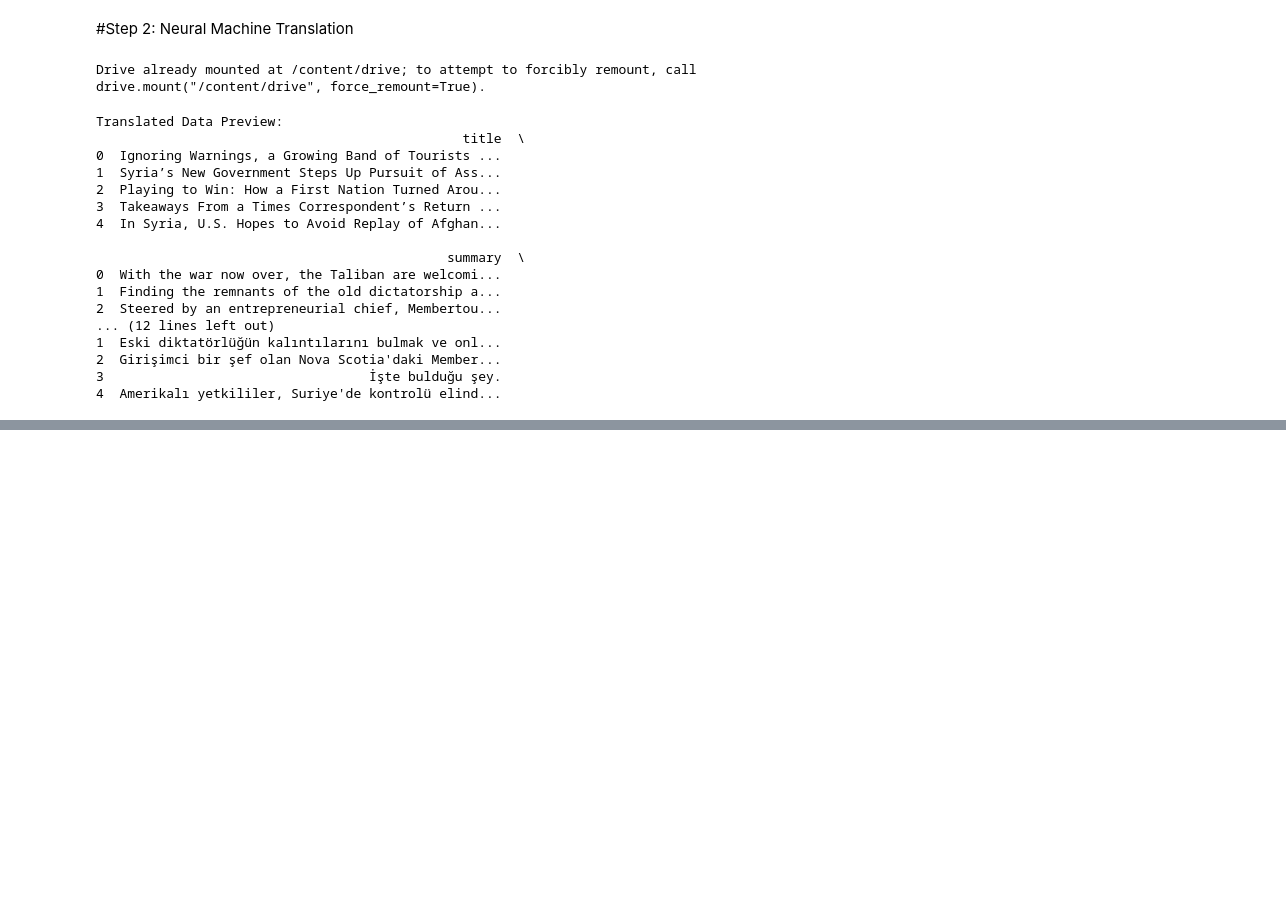
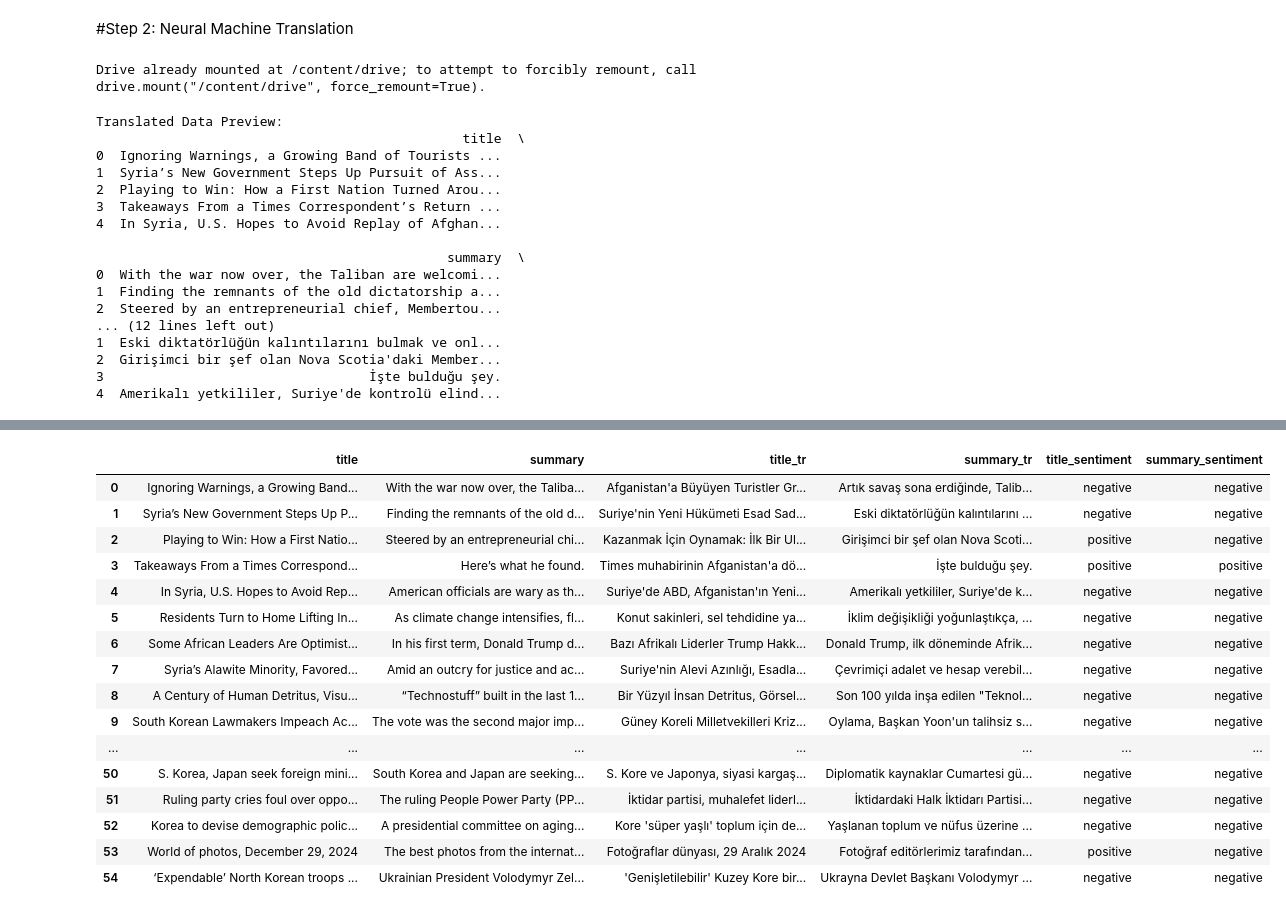
Before and after one commit to ahmetcankaratas/sentiment-analysis-turkish-news, a Jupyter notebook: sentiment_analysis_turkish_news.ipynb, the cells around one changed output, grey strips where cells are left out. Saved outputs shown, nothing was run; the diff lists cells and outputs as text; code cells hidden in the pictures; blank space fills up the shorter version.

Commit message:
add steps 3: sentiment analysis

```diff
--- a/sentiment_analysis_turkish_news.ipynb
+++ b/sentiment_analysis_turkish_news.ipynb
@@ -267,0 +270,40 @@ Translated Data Preview:
+# %%
+from transformers import BertTokenizer, BertForSequenceClassification
+import torch
+
+# Load the sentiment analysis model and tokenizer for Turkish
+model_name = 'dbmdz/bert-base-turkish-cased'
+
+try:
+    sentiment_model = BertForSequenceClassification.from_pretrained(model_name)
+    sentiment_tokenizer = BertTokenizer.from_pretrained(model_name)
+    print(f"Sentiment analysis model '{model_name}' loaded successfully.")
+except Exception as e:
+    print(f"Error loading sentiment analysis model: {e}")
+
+# Function to predict sentiment (positive or negative)
+def predict_sentiment(text):
+    try:
+        # Tokenize the text
+        inputs = sentiment_tokenizer(text, return_tensors="pt", padding=True, truncation=True)
+        # Get the model's predictions
+        with torch.no_grad():
+            outputs = sentiment_model(**inputs)
+        logits = outputs.logits
+        predicted_class_id = torch.argmax(logits, dim=-1).item()
+
+        # Return 'positive' or 'negative' based on the prediction
+        return 'positive' if predicted_class_id == 1 else 'negative'
+    except Exception as e:
+        return f"Error during sentiment prediction: {e}"
+
+# Apply sentiment analysis on the translated titles and summaries
+all_news_data['title_sentiment'] = all_news_data['title'].apply(predict_sentiment)
+all_news_data['summary_sentiment'] = all_news_data['summary'].apply(predict_sentiment)
+
+# Save the sentiment analysis results to a new .pkl file
+sentiment_file_path = '/content/drive/MyDrive/Projects/Deeplearning/news_sentiment.pkl'  # Updated file path
+all_news_data.to_pickle(sentiment_file_path)
+
+# Display a preview of the sentiment analysis results
+print(all_news_data[['title', 'summary','title_sentiment', 'summary_sentiment']].head())
@@ -267,0 +330,20 @@ Translated Data Preview:
+# %%
+all_news_data[['title', 'summary', 'title_tr', 'summary_tr', 'title_sentiment', 'summary_sentiment']]
+# %% [output]
+|  | title | summary | title_tr | summary_tr | title_sentiment | summary_sentiment |
+| 0 | Ignoring Warnings, a Growing Band... | With the war now over, the Taliba... | Afganistan'a Büyüyen Turistler Gr... | Artık savaş sona erdiğinde, Talib... | negative | negative |
+| 1 | Syria’s New Government Steps Up P... | Finding the remnants of the old d... | Suriye'nin Yeni Hükümeti Esad Sad... | Eski diktatörlüğün kalıntılarını ... | negative | negative |
+| 2 | Playing to Win: How a First Natio... | Steered by an entrepreneurial chi... | Kazanmak İçin Oynamak: İlk Bir Ul... | Girişimci bir şef olan Nova Scoti... | positive | negative |
+| 3 | Takeaways From a Times Correspond... | Here’s what he found. | Times muhabirinin Afganistan'a dö... | İşte bulduğu şey. | positive | positive |
+| 4 | In Syria, U.S. Hopes to Avoid Rep... | American officials are wary as th... | Suriye'de ABD, Afganistan'ın Yeni... | Amerikalı yetkililer, Suriye'de k... | negative | negative |
+| 5 | Residents Turn to Home Lifting In... | As climate change intensifies, fl... | Konut sakinleri, sel tehdidine ya... | İklim değişikliği yoğunlaştıkça, ... | negative | negative |
+| 6 | Some African Leaders Are Optimist... | In his first term, Donald Trump d... | Bazı Afrikalı Liderler Trump Hakk... | Donald Trump, ilk döneminde Afrik... | negative | negative |
+| 7 | Syria’s Alawite Minority, Favored... | Amid an outcry for justice and ac... | Suriye'nin Alevi Azınlığı, Esadla... | Çevrimiçi adalet ve hesap verebil... | negative | negative |
+| 8 | A Century of Human Detritus, Visu... | “Technostuff” built in the last 1... | Bir Yüzyıl İnsan Detritus, Görsel... | Son 100 yılda inşa edilen "Teknol... | negative | negative |
+| 9 | South Korean Lawmakers Impeach Ac... | The vote was the second major imp... | Güney Koreli Milletvekilleri Kriz... | Oylama, Başkan Yoon'un talihsiz s... | negative | negative |
+| ... | ... | ... | ... | ... | ... | ... |
+| 50 | S. Korea, Japan seek foreign mini... | South Korea and Japan are seeking... | S. Kore ve Japonya, siyasi kargaş... | Diplomatik kaynaklar Cumartesi gü... | negative | negative |
+| 51 | Ruling party cries foul over oppo... | The ruling People Power Party (PP... | İktidar partisi, muhalefet liderl... | İktidardaki Halk İktidarı Partisi... | negative | negative |
+| 52 | Korea to devise demographic polic... | A presidential committee on aging... | Kore 'süper yaşlı' toplum için de... | Yaşlanan toplum ve nüfus üzerine ... | negative | negative |
+| 53 | World of photos, December 29, 2024 | The best photos from the internat... | Fotoğraflar dünyası, 29 Aralık 2024 | Fotoğraf editörlerimiz tarafından... | positive | negative |
+| 54 | ‘Expendable’ North Korean troops ... | Ukrainian President Volodymyr Zel... | 'Genişletilebilir' Kuzey Kore bir... | Ukrayna Devlet Başkanı Volodymyr ... | negative | negative |
```
Also changed, not shown: parts of 2 cells of this notebook.
